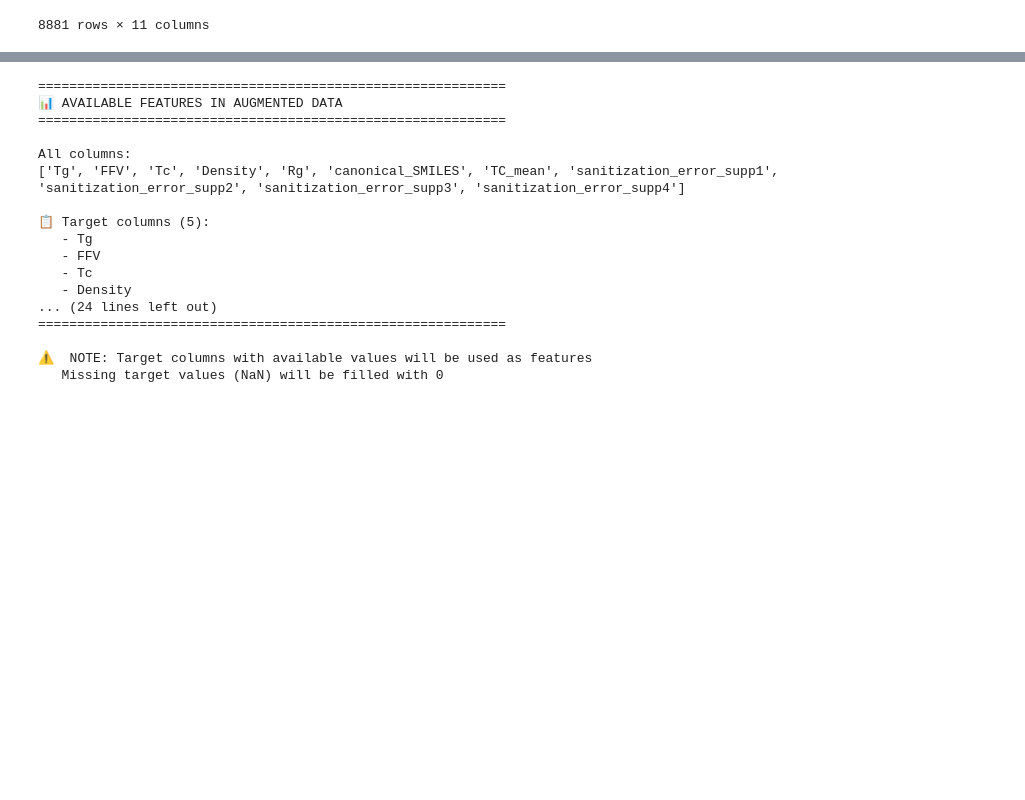
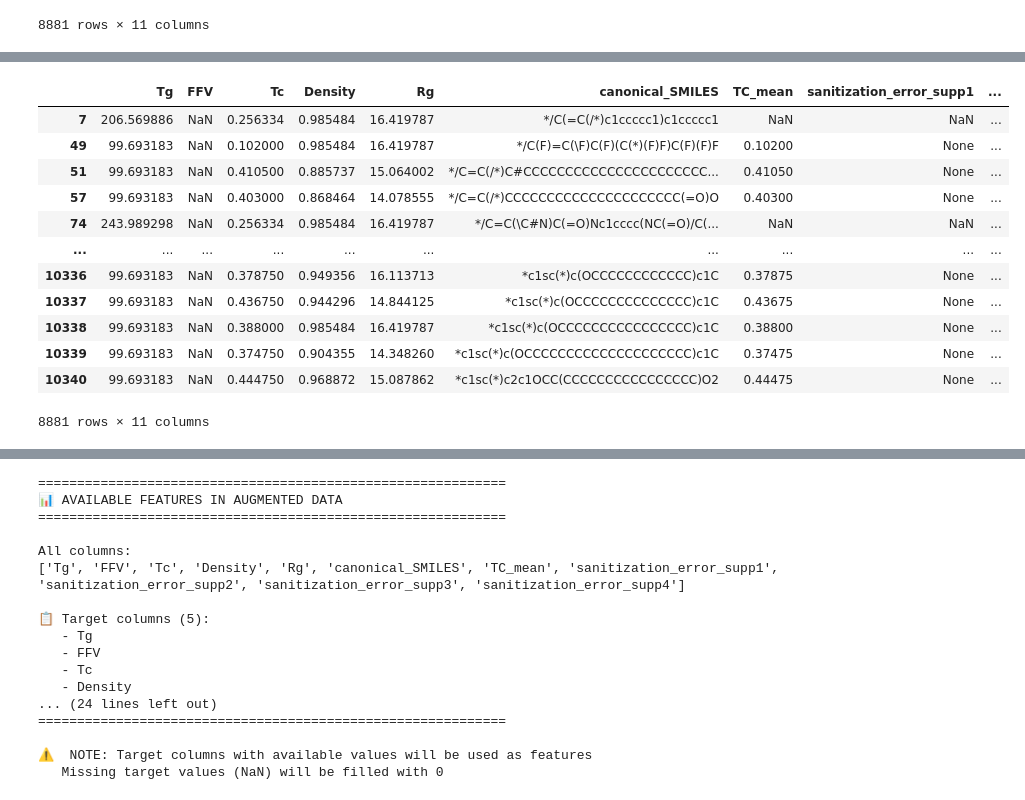
Before and after one commit to Erwdev/FINAL-DEEP-LEARNING, a Jupyter notebook: src/main2.ipynb, the cells around one changed output, grey strips where cells are left out. Cells and saved outputs as stored; diff of their text form; code cells hidden in the pictures; blank space fills up the shorter version.

```diff
--- a/src/main2.ipynb
+++ b/src/main2.ipynb
@@ -429,3 +839,19 @@ Target coverage in base:
+# %%
+df_augmented
+# %% [output]
+|  | Tg | FFV | Tc | Density | Rg | canonical_SMILES | TC_mean | sanitization_error_supp1 | ... |
+| 7 | 206.569886 | NaN | 0.256334 | 0.985484 | 16.419787 | */C(=C(/*)c1ccccc1)c1ccccc1 | NaN | NaN | ... |
+| 49 | 99.693183 | NaN | 0.102000 | 0.985484 | 16.419787 | */C(F)=C(\F)C(F)(C(*)(F)F)C(F)(F)F | 0.10200 | None | ... |
+| 51 | 99.693183 | NaN | 0.410500 | 0.885737 | 15.064002 | */C=C(/*)C#CCCCCCCCCCCCCCCCCCCCCC... | 0.41050 | None | ... |
+| 57 | 99.693183 | NaN | 0.403000 | 0.868464 | 14.078555 | */C=C(/*)CCCCCCCCCCCCCCCCCCCCC(=O)O | 0.40300 | None | ... |
+| 74 | 243.989298 | NaN | 0.256334 | 0.985484 | 16.419787 | */C=C(\C#N)C(=O)Nc1cccc(NC(=O)/C(... | NaN | NaN | ... |
+| ... | ... | ... | ... | ... | ... | ... | ... | ... | ... |
+| 10336 | 99.693183 | NaN | 0.378750 | 0.949356 | 16.113713 | *c1sc(*)c(OCCCCCCCCCCCC)c1C | 0.37875 | None | ... |
+| 10337 | 99.693183 | NaN | 0.436750 | 0.944296 | 14.844125 | *c1sc(*)c(OCCCCCCCCCCCCCC)c1C | 0.43675 | None | ... |
+| 10338 | 99.693183 | NaN | 0.388000 | 0.985484 | 16.419787 | *c1sc(*)c(OCCCCCCCCCCCCCCCC)c1C | 0.38800 | None | ... |
+| 10339 | 99.693183 | NaN | 0.374750 | 0.904355 | 14.348260 | *c1sc(*)c(OCCCCCCCCCCCCCCCCCCCC)c1C | 0.37475 | None | ... |
+| 10340 | 99.693183 | NaN | 0.444750 | 0.968872 | 15.087862 | *c1sc(*)c2c1OCC(CCCCCCCCCCCCCCCC)O2 | 0.44475 | None | ... |
+8881 rows × 11 columns
 # %%
 # ============================================================
 # QUALITY FILTER: Keep ONLY molecules with ≥3 targets
```
Also changed, not shown: parts of 12 cells of this notebook, 16 other files.
